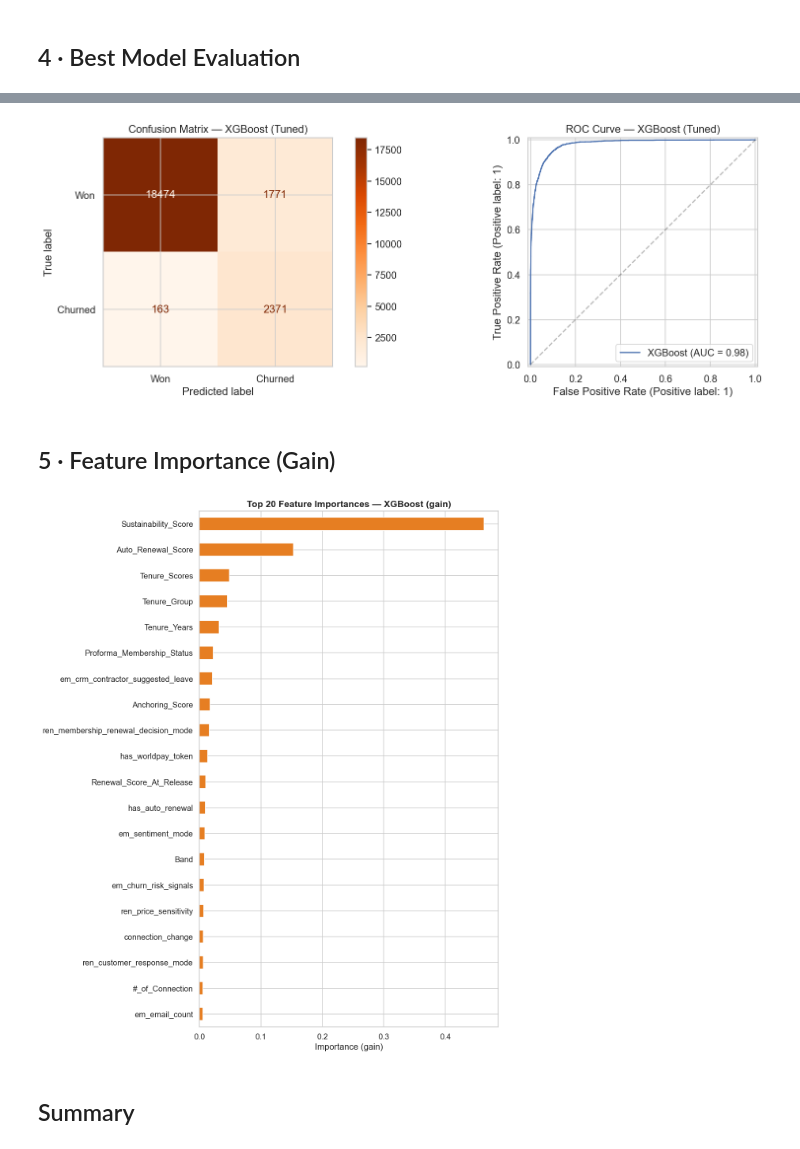
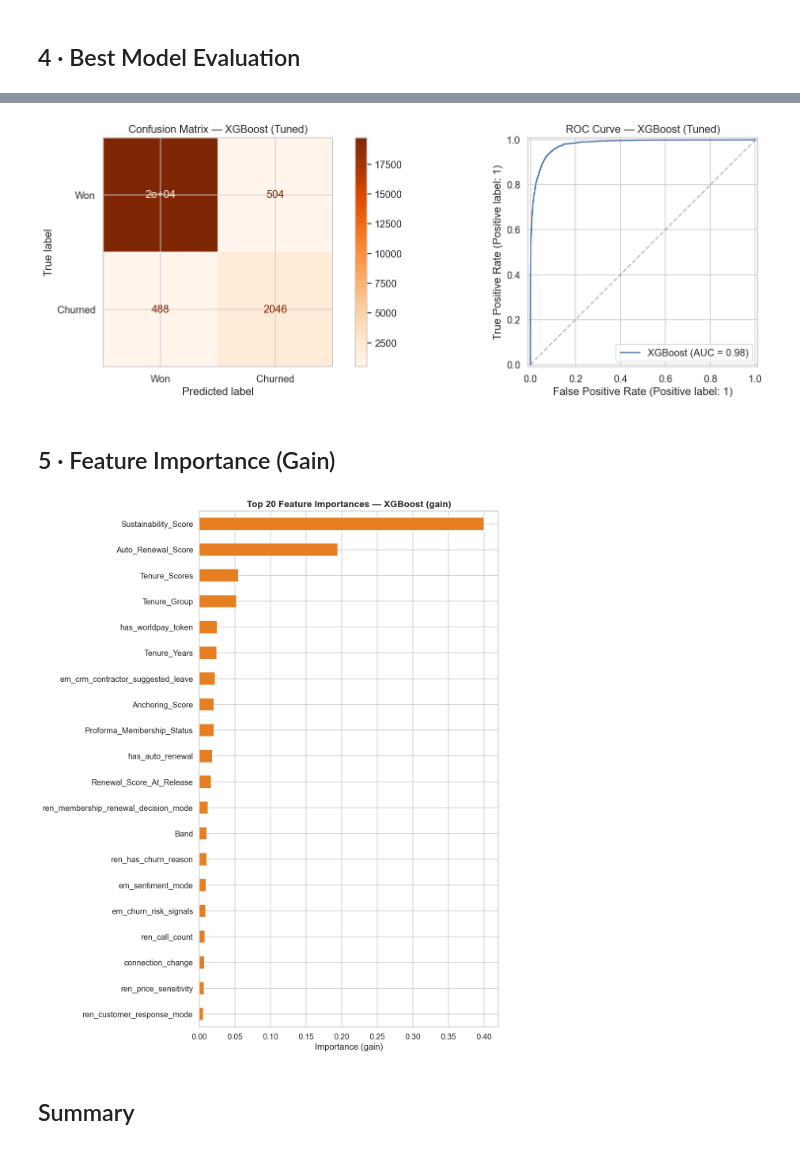
Before and after one commit to madhav16062004/Churn-Prediction-JMAN, a Jupyter notebook: notebooks/Model-training/05_model_XGBoost.ipynb, the cells around one changed output, grey strips where cells are left out. Saved outputs shown, nothing was run; the diff lists cells and outputs as text; code cells hidden in the pictures.

```diff
--- a/notebooks/Model-training/05_model_XGBoost.ipynb
+++ b/notebooks/Model-training/05_model_XGBoost.ipynb
@@ -79,22 +82,33 @@ X_train, X_test, y_train, y_test = train_test_split(
 )
 
 cat_cols = X_train.select_dtypes(include=["object"]).columns.tolist()
-if cat_cols:
-    ord_enc = OrdinalEncoder(handle_unknown="use_encoded_value", unknown_value=-1)
-    X_train.loc[:, cat_cols] = ord_enc.fit_transform(X_train[cat_cols]).astype(float)
-    X_test.loc[:, cat_cols] = ord_enc.transform(X_test[cat_cols]).astype(float)
+num_cols = [c for c in X_train.columns if c not in cat_cols]
 
 # Validate & ensure all columns are numeric
-for col in X_train.columns:
+for col in num_cols:
     coerced = pd.to_numeric(X_train[col], errors="coerce")
     n_failed = coerced.isna().sum() - X_train[col].isna().sum()
     if n_failed > 0:
         pct = n_failed / len(X_train) * 100
         print(f"  WARNING: '{col}' had {n_failed} ({pct:.1f}%) non-numeric values")
 
-train_medians = X_train.apply(pd.to_numeric, errors="coerce").median()
-X_train = X_train.apply(pd.to_numeric, errors="coerce").fillna(train_medians)
-X_test = X_test.apply(pd.to_numeric, errors="coerce").fillna(train_medians)
+numeric_pipe = SkPipeline([
+    ("to_numeric", FunctionTransformer(lambda df: df.apply(pd.to_numeric, errors="coerce"), validate=False)),
+    ("imputer", SimpleImputer(strategy="median")),
+])
+
+def make_preprocessor():
+    transformers = []
+    if cat_cols:
+        categorical_pipe = SkPipeline([
+            ("imputer", SimpleImputer(strategy="most_frequent")),
+            ("encoder", OrdinalEncoder(handle_unknown="use_encoded_value", unknown_value=-1, encoded_missing_value=-1)),
+        ])
+        transformers.append(("cat", categorical_pipe, cat_cols))
+    if num_cols:
+        transformers.append(("num", numeric_pipe, num_cols))
+    return ColumnTransformer(transformers, remainder="drop", sparse_threshold=0)
+feature_names = cat_cols + num_cols
 
 # class imbalance ratio
 n_won = (y_train == 0).sum()
@@ -103,7 +117,7 @@ scale_ratio = n_won / max(1, n_churned)
 
 print(f"\nFeatures: {X_train.shape[1]}")
 print(f"Train: {X_train.shape[0]}, Test: {X_test.shape[0]}")
-print(f"Churn rate: {y_train.mean():.2%}  |  scale_pos_weight: {scale_ratio:.2f}")
+print(f"Churn rate: {y_train.mean():.2%}  |  won/churned ratio: {scale_ratio:.2f}")
 # %% [output]
 Loaded shape: (122082, 61)
 Dropped 9 leaky/non-predictive features: ['Days_To_Close_Post_Renewal', 'Payment_Method', 'Payment_Timeframe', 'Renewal_Year', 'Total_Net_Paid', 'Total_Renewal_Score_New', 'net_paid_vs_last', 'price_c ...
@@ -115,10 +129,11 @@ Churn rate: 11.12%  |  scale_pos_weight: 7.99
 ## 2 · Baseline XGBoost
 # %%
 xgb_pipe_base = ImbPipeline([
+    ("preprocess", make_preprocessor()),
     ("smote", SMOTE(random_state=42)),
     ("clf", XGBClassifier(
         n_estimators=200, learning_rate=0.1, max_depth=5,
-        scale_pos_weight=scale_ratio, random_state=42, n_jobs=-1, eval_metric="logloss",
+        scale_pos_weight=1, random_state=42, n_jobs=-1, eval_metric="logloss",
     )),
 ])
 xgb_pipe_base.fit(X_train, y_train)
@@ -179,8 +194,9 @@ best_config = None
 
 for i, cfg in enumerate(configs):
     pipe = ImbPipeline([
+        ("preprocess", make_preprocessor()),
         ("smote", SMOTE(random_state=42)),
-        ("clf", XGBClassifier(**cfg, scale_pos_weight=scale_ratio, random_state=42, n_jobs=-1, eval_metric="logloss")),
+        ("clf", XGBClassifier(**cfg, scale_pos_weight=1, random_state=42, n_jobs=-1, eval_metric="logloss")),
     ])
     scores = cross_val_score(pipe, X_train, y_train, cv=cv_strat, scoring="f1")
     mean_f1 = scores.mean()
@@ -210,8 +226,9 @@ if best_config is None or not isinstance(best_config, dict):
     best_config = {"n_estimators": 200, "max_depth": 5, "learning_rate": 0.1, "subsample": 0.8, "colsample_bytree": 0.8}
 
 best_xgb_pipe = ImbPipeline([
+    ("preprocess", make_preprocessor()),
     ("smote", SMOTE(random_state=42)),
-    ("clf", XGBClassifier(**best_config, scale_pos_weight=scale_ratio, random_state=42,
+    ("clf", XGBClassifier(**best_config, scale_pos_weight=1, random_state=42,
                           n_jobs=-1, eval_metric="logloss", importance_type="gain")),
 ])
 best_xgb_pipe.fit(X_train, y_train)
@@ -268,22 +285,22 @@ axes[1].plot([0, 1], [0, 1], "k--", alpha=0.3)
 plt.tight_layout()
 plt.show()
 # %% [output]
-[figure, old version]
+[figure, new version]
 # %% [markdown]
 ## 5 · Feature Importance (Gain)
 # %%
 # importance_type='gain' was set on the model so feature_importances_ reports gain
 importances = best_xgb_pipe.named_steps["clf"].feature_importances_
-feat_imp = pd.Series(importances, index=X_train.columns).sort_values(ascending=True)
+feat_imp = pd.Series(importances, index=feature_names).sort_values(ascending=True)
 
 fig, ax = plt.subplots(figsize=(10, 12))
 feat_imp.tail(20).plot.barh(ax=ax, color="#e67e22", edgecolor="white")
 ax.set_title("Top 20 Feature Importances — XGBoost (gain)", fontsize=14, fontweight="bold")
 ax.set_xlabel("Importance (gain)")
 plt.tight_layout()
 plt.show()
 # %% [output]
-[figure, old version]
+[figure, new version]
 # %% [markdown]
 ## Summary
 # %%
```
Also changed, not shown: parts of 6 cells of this notebook, 5 other files.
